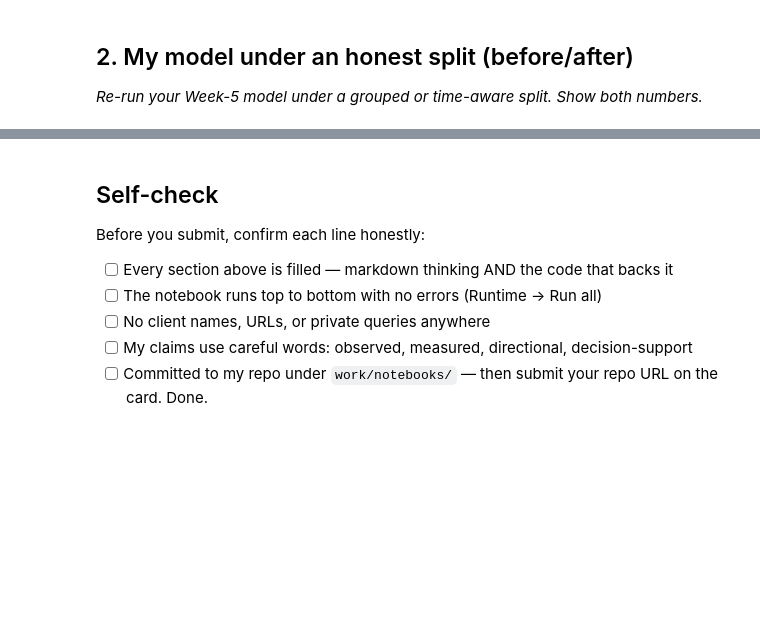
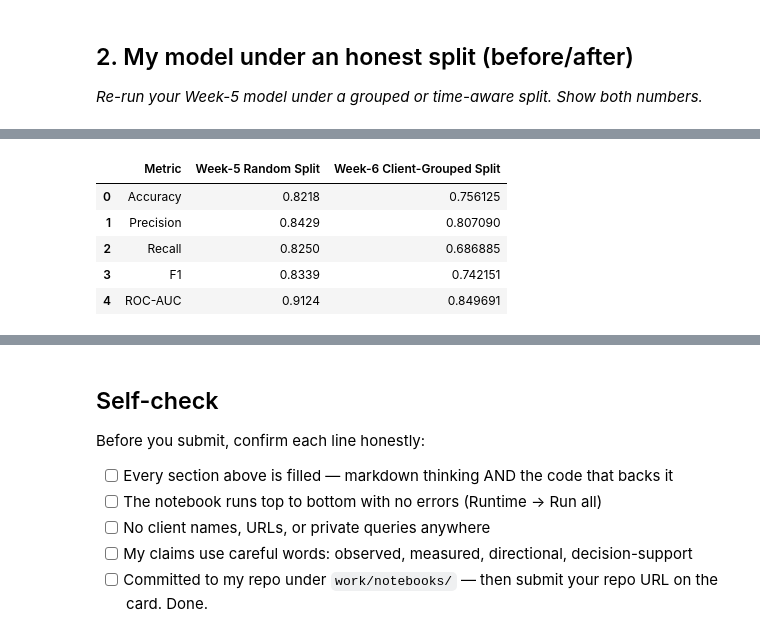
Before and after one commit to Ahmedali3ff/Flyrank-internship-, a Jupyter notebook: work/notebooks/w06_validation_audit.ipynb, the cells around one changed output, grey strips where cells are left out. Saved outputs shown, nothing was run; the diff lists cells and outputs as text; code cells hidden in the pictures; blank space fills up the shorter version.

```diff
--- a/work/notebooks/w06_validation_audit.ipynb
+++ b/work/notebooks/w06_validation_audit.ipynb
@@ -36,0 +275,32 @@ This skeleton is yours to fill. Work the sections **in order** — each one has
+# %%
+comparison = pd.DataFrame({
+      "Metric": [
+              "Accuracy",
+                      "Precision",
+                              "Recall",
+                                      "F1",
+                                              "ROC-AUC"
+                                                  ],
+                                                      "Week-5 Random Split": [
+                                                              0.8218,
+                                                                      0.8429,
+                                                                              0.8250,
+                                                                                      0.8339,
+                                                                                              0.9124
+                                                                                                  ],
+                                                                                                      "Week-6 Client-Grouped Split": [
+                                                                                                              honest_accuracy,
+                                                                                                                      honest_precision,
+                                                                                                                              honest_recall,
+                                                                                                                                      honest_f1,
+                                                                                                                                              honest_auc
+                                                                                                                                                  ]
+                                                                                                                                                  })
+comparison
+# %% [output]
+|  | Metric | Week-5 Random Split | Week-6 Client-Grouped Split |
+| 0 | Accuracy | 0.8218 | 0.756125 |
+| 1 | Precision | 0.8429 | 0.807090 |
+| 2 | Recall | 0.8250 | 0.686885 |
+| 3 | F1 | 0.8339 | 0.742151 |
+| 4 | ROC-AUC | 0.9124 | 0.849691 |
```
Also changed, not shown: parts of 22 cells of this notebook.
